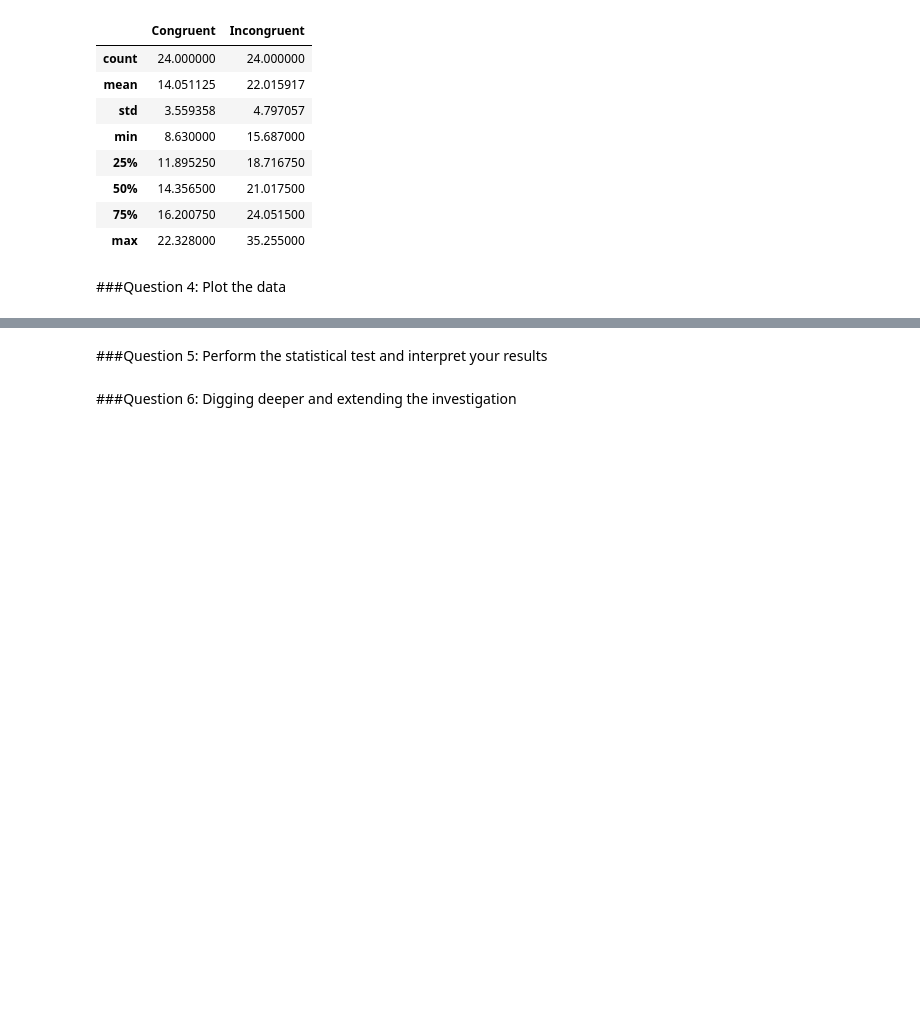
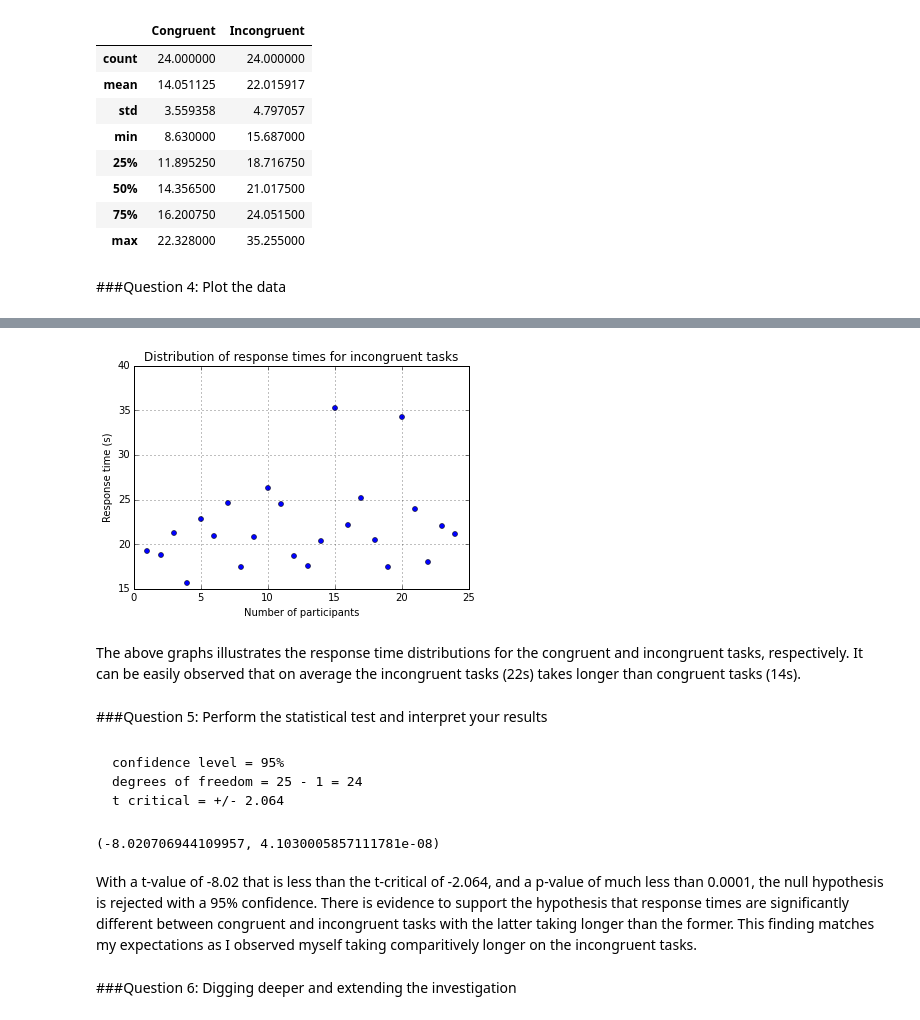
Before and after one commit to arvin-dwarka/Udacity_Data_Analyst, a Jupyter notebook: P1/Test_a_Perceptual_Phenomenon.ipynb, the cells around one changed output, grey strips where cells are left out. Drawn from its saved outputs; the diff is of its cells as text; code cells hidden in the pictures; blank space fills up the shorter version.

```diff
--- a/P1/Test_a_Perceptual_Phenomenon.ipynb
+++ b/P1/Test_a_Perceptual_Phenomenon.ipynb
@@ -40,4 +56,26 @@ data_frame.describe()
+# %%
+plt.plot(x, incongruent_y, 'o', markersize=5, color='b')
+plt.title('Distribution of response times for incongruent tasks')
+plt.xlabel('Number of participants')
+plt.ylabel('Response time (s)')
+plt.grid()
+# %% [output]
+[figure, added]
+# %% [markdown]
+The above graphs illustrates the response time distributions for the congruent and incongruent tasks, respectively. It can be easily observed that on average the incongruent tasks (22s) takes longer than congruent tasks (14s).
 # %% [markdown]
 ###Question 5: Perform the statistical test and interpret your results
+# %% [markdown]
+    confidence level = 95%
+    degrees of freedom = 25 - 1 = 24
+    t critical = +/- 2.064
+# %%
+from scipy import stats
+
+stats.ttest_rel(data_frame['Congruent'], data_frame['Incongruent'])
+# %% [output]
+(-8.020706944109957, 4.1030005857111781e-08)
+# %% [markdown]
+With a t-value of -8.02 that is less than the t-critical of -2.064, and a p-value of much less than 0.0001, the null hypothesis is rejected with a 95% confidence. There is evidence to support the hypothesis that response times are significantly different between congruent and incongruent tasks with the latter taking longer than the former. This finding matches my expectations as I observed myself taking comparitively longer on the incongruent tasks.
 # %% [markdown]
 ###Question 6: Digging deeper and extending the investigation
```
Also changed, not shown: parts of 4 cells of this notebook, 2 other files.
